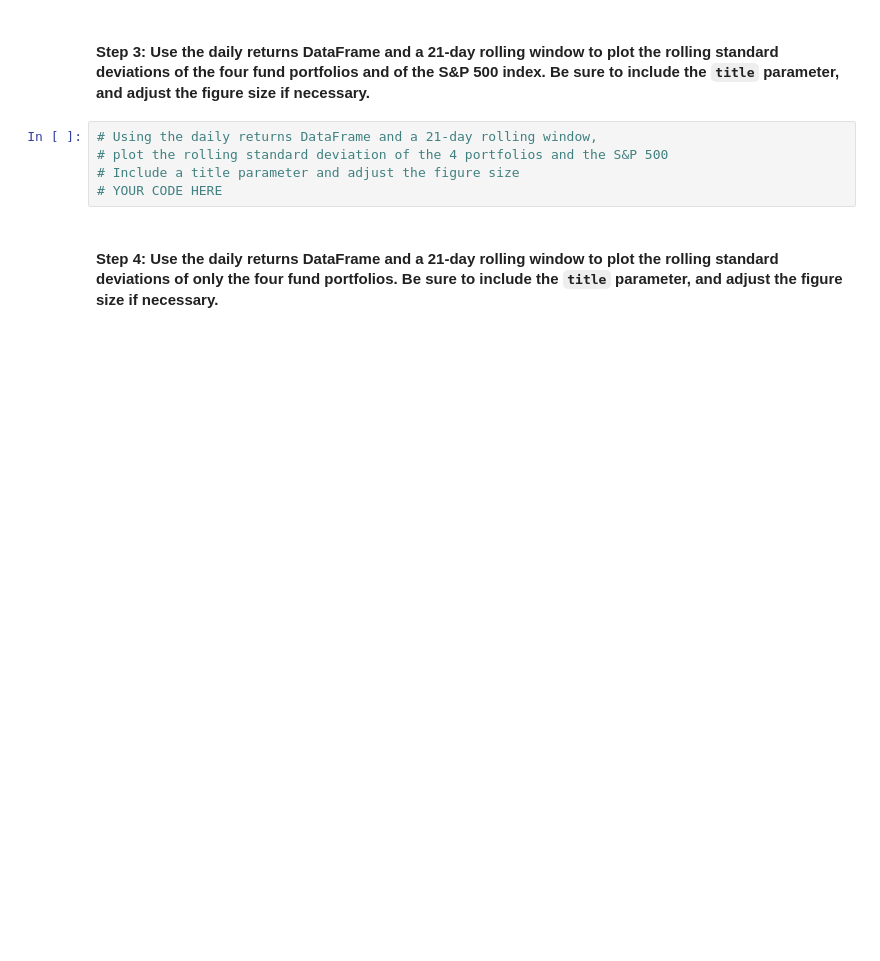
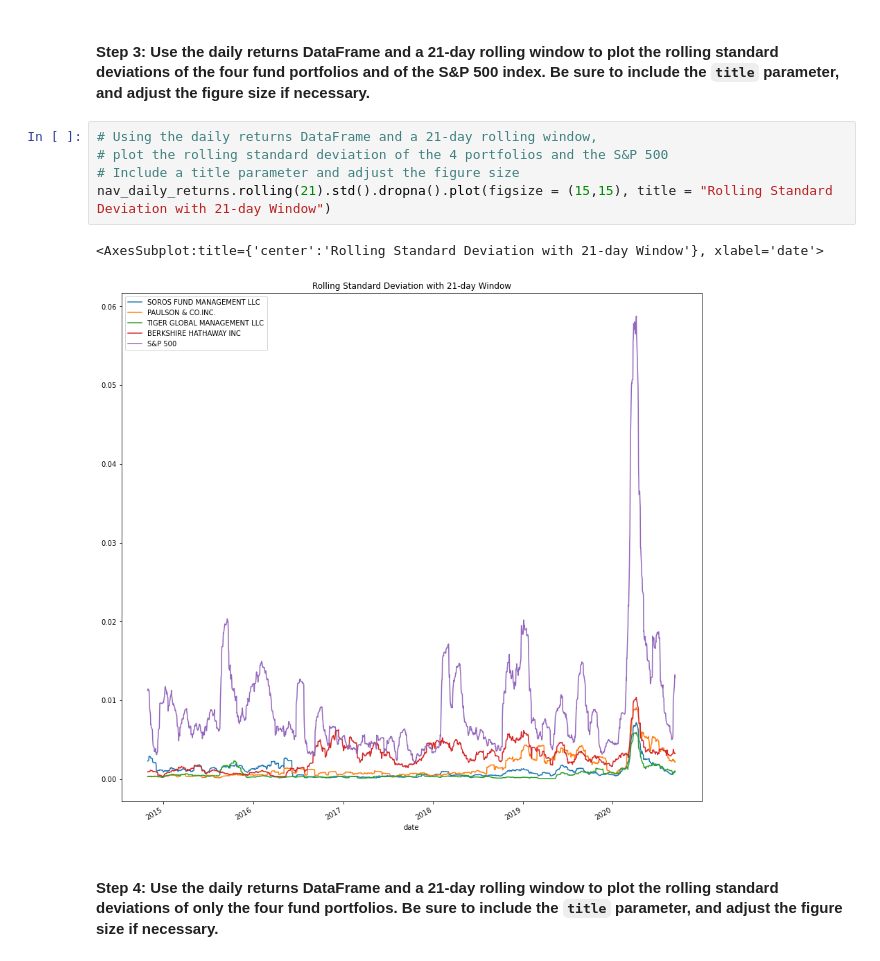
Before and after one commit to JakeWheelerGitHub/Week_4_Challenge, a Jupyter notebook: risk_return_analysis.ipynb, the cells around one changed output. Saved outputs shown, nothing was run; the diff lists cells and outputs as text; blank space fills up the shorter version.

```diff
--- a/risk_return_analysis.ipynb
+++ b/risk_return_analysis.ipynb
@@ -259,8 +277,11 @@ Evaluate the risk profile of each portfolio by using the standard deviation and
 # %%
 # Using the daily returns DataFrame and a 21-day rolling window,
 # plot the rolling standard deviation of the 4 portfolios and the S&P 500
 # Include a title parameter and adjust the figure size
-# YOUR CODE HERE
+nav_daily_returns.rolling(21).std().dropna().plot(figsize = (15,15), title = "Rolling Standard Deviation with 21-day Window")
+# %% [output]
+<AxesSubplot:title={'center':'Rolling Standard Deviation with 21-day Window'}, xlabel='date'>
+[figure, added]
 # %% [markdown]
 #### Step 4: Use the daily returns DataFrame and a 21-day rolling window to plot the rolling standard deviations of only the four fund portfolios. Be sure to include the `title` parameter, and adjust the figure size if necessary.
 # %%
```
Also changed, not shown: parts of 7 cells of this notebook.
